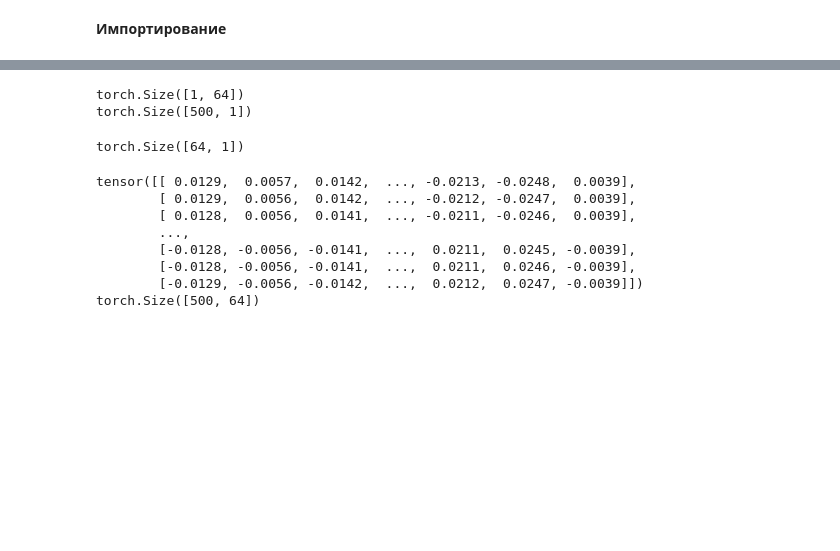
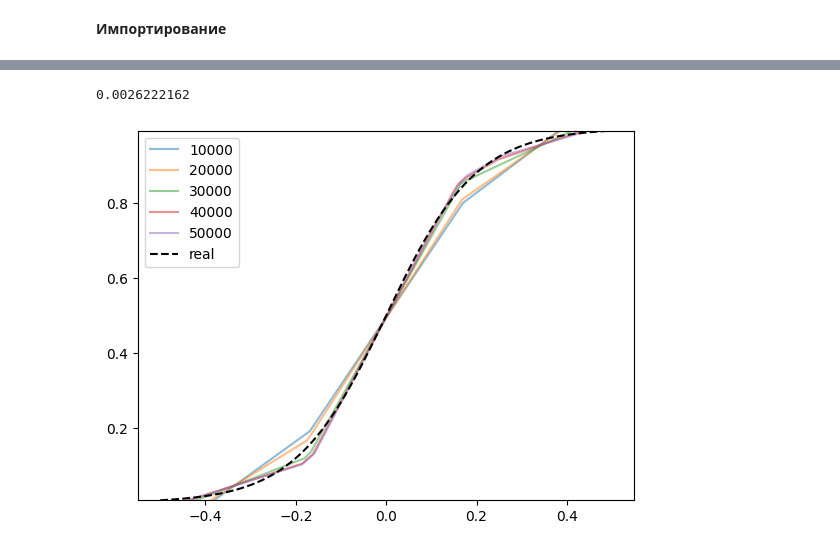
Before and after one commit to a-shirshov/DLIU, a Jupyter notebook: lab1.ipynb, the cells around one changed output, grey strips where cells are left out. Saved outputs shown, nothing was run; the diff lists cells and outputs as text; code cells hidden in the pictures; blank space fills up the shorter version.

```diff
--- a/lab1.ipynb
+++ b/lab1.ipynb
@@ -36,10 +48,0 @@ bias_2 = torch.zeros(1)
-# %%
-print(weights_1.shape)
-print(tensor_X.shape)
-# %% [output]
-torch.Size([1, 64])
-torch.Size([500, 1])
-# %%
-print(weights_2.shape)
-# %% [output]
-torch.Size([64, 1])
@@ -52,12 +49,55 @@ loss = lambda y, y_: ((y-y_)**2).sum(axis=-1)
-# %%
-print(weights_1*tensor_X)
-print((weights_1*tensor_X).shape)
-# %% [output]
-tensor([[ 0.0129,  0.0057,  0.0142,  ..., -0.0213, -0.0248,  0.0039],
-        [ 0.0129,  0.0056,  0.0142,  ..., -0.0212, -0.0247,  0.0039],
-        [ 0.0128,  0.0056,  0.0141,  ..., -0.0211, -0.0246,  0.0039],
-        ...,
-        [-0.0128, -0.0056, -0.0141,  ...,  0.0211,  0.0245, -0.0039],
-        [-0.0128, -0.0056, -0.0141,  ...,  0.0211,  0.0246, -0.0039],
-        [-0.0129, -0.0056, -0.0142,  ...,  0.0212,  0.0247, -0.0039]])
-torch.Size([500, 64])
+# %%
+# Определяем функцию нелинейности
+relu = lambda x: torch.maximum(x, torch.Tensor([0]))
+# Прямой проход
+forward = lambda x: (weights_2.t()*relu((weights_1*x) + bias_1)
+                      ).sum(axis=-1,keepdims=True) + bias_2
+loss = lambda y, y_: ((y-y_)**2).sum(axis=-1)
+
+# # обратный проход
+def backward(X, y, y_pred):
+    # производная функции потерь по y_pred
+    dL = 2*(y_pred-y)
+    # значения нейронов скрытого слоя до применения активации
+    Ax = (weights_1*X) + bias_1
+    # значения нейронов скрытого слоя после применения активации
+    A = relu(Ax)
+    # производная функции потерь по weight_2
+    dW2 = torch.mm(A.t(), dL)
+    # производная функции потерь по bias_2
+    db2 = dL.sum(axis=0)
+    # производная функции потерь по значениям скрытого слоя после активации
+    dA = torch.mm(dL, weights_2.t())
+    # производная функции потерь по значениям скрытого слоя до активации
+    dA[Ax<=0] = 0
+    # производная функции потерь по weight_1
+    dW = torch.mm(X.t(), dA)
+    # производная функции потерь по bias_1
+    db = dA.sum(axis=0)
+    #print(dW.shape, db.shape, dW2.shape, db2.shape)
+    return dW, db, dW2, db2
+
+def optimize(params, grads, lr=0.001):
+    # градиентный спуск по всей обучающей выборке
+    W1, b1, W2, b2 = params
+    W1 -= lr*grads[0]
+    W2 -= lr*grads[2]
+    b1 -= lr*grads[1]
+    b2 -= lr*grads[3]
+    return W1, b1, W2, b2
+
+for i in range(50000): # 50 тысяч итераций градиентного спуска == 50 тысяч эпох
+  output = forward(tensor_X)
+  cur_loss = loss(output, tensor_y)
+  grads = backward(tensor_X, tensor_y, output)
+  params = [weights_1, bias_1, weights_2, bias_2]
+  weights_1, bias_1, weights_2, bias_2 = optimize(params, grads, 1e-4)
+  if (i+1)%10000 == 0:
+      plt.plot(X, output.numpy(), label=str(i+1), alpha=0.5)
+plt.plot(X, y, linestyle='--', c='k', label='real')
+plt.legend()
+plt.ylim(y.min(), y.max())
+print(cur_loss.numpy().mean())
+# %% [output]
+0.0026222162
+[figure, added]
```
Also changed, not shown: parts of 18 cells of this notebook, 3 other files.
